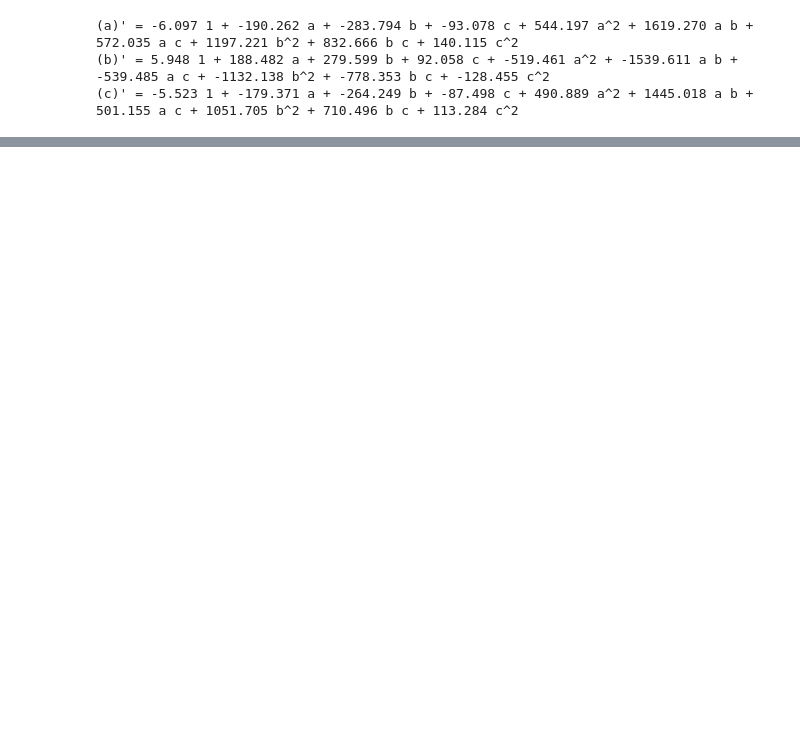
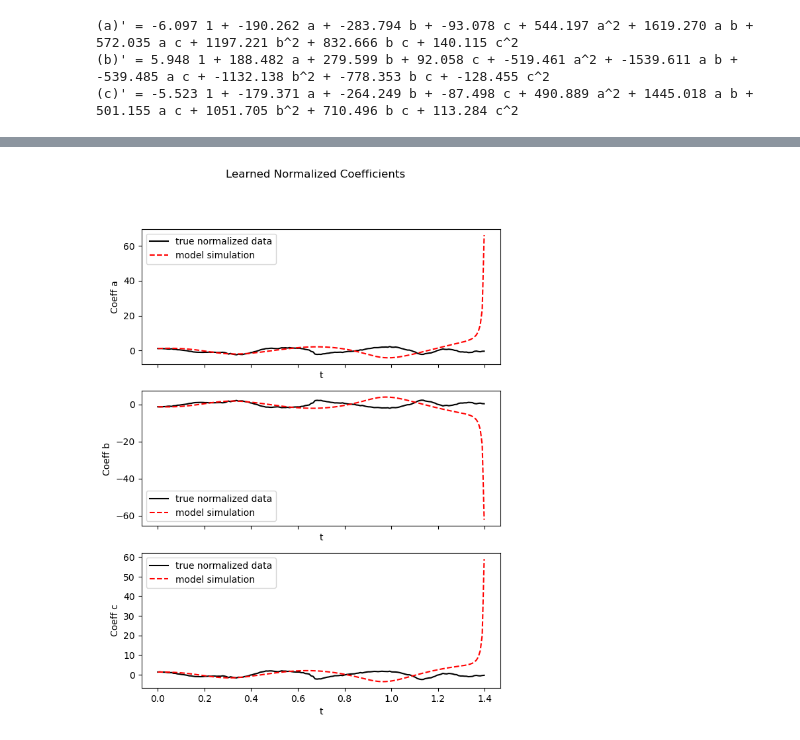
Before and after one commit to Jacob-Stevens-Haas/ARA-Plumes, a Jupyter notebook: plume_videos/July_20/video_high_2/plume_learn.ipynb, the cells around one changed output, grey strips where cells are left out. Cells and saved outputs as stored; diff of their text form; code cells hidden in the pictures; blank space fills up the shorter version.

```diff
--- a/plume_videos/July_20/video_high_2/plume_learn.ipynb
+++ b/plume_videos/July_20/video_high_2/plume_learn.ipynb
@@ -52,12 +52,12 @@ import pickle
 # %%
-arrays_dict = {
-    'mean': plume_learner.mean_poly,
-    'var1': plume_learner.var1_poly,
-    'var2': plume_learner.var1_poly
-}
+# arrays_dict = {
+#     'mean': plume_learner.mean_poly,
+#     'var1': plume_learner.var1_poly,
+#     'var2': plume_learner.var1_poly
+# }
 
-pickle_name = folder_name+"/gauss_blur_coeff.pkl"
+# pickle_name = folder_name+"/gauss_blur_coeff.pkl"
 
-with open(pickle_name, 'wb') as f:
-    pickle.dump(arrays_dict,f)
+# with open(pickle_name, 'wb') as f:
+#     pickle.dump(arrays_dict,f)
 # %% [markdown]
@@ -110,0 +137,8 @@ model.print()
+# %%
+# More for myself. What is difference between model.simulate and model.predict?
+# The latter is predicting derivatives of learned model
+X_train = normalized_mean_array
+t_train = t
+x0 = X_train[0]
+
+X_train_sim = model.simulate(x0, t_train)
@@ -110,0 +163,14 @@ model.print()
+# %%
+m = min(X_train.shape[0],X_train_sim.shape[0])
+
+fig, axs = plt.subplots(X_train.shape[1], 1, sharex=True, figsize=(7, 9))
+fig.suptitle("Learned Normalized Coefficients")  # Add this line to set the title
+
+for i in range(X_train.shape[1]):
+    axs[i].plot(t_train[:m], X_train[:m, i], "k", label="true normalized data")
+    axs[i].plot(t_train[:m], X_train_sim[:m, i], "r--", label="model simulation")
+    axs[i].legend()
+    axs[i].set(xlabel="t", ylabel="Coeff {}".format(feature_names[i]))
+fig.show()
+# %% [output]
+[figure, added]
```
Also changed, not shown: parts of 23 cells of this notebook, 2 other files.
